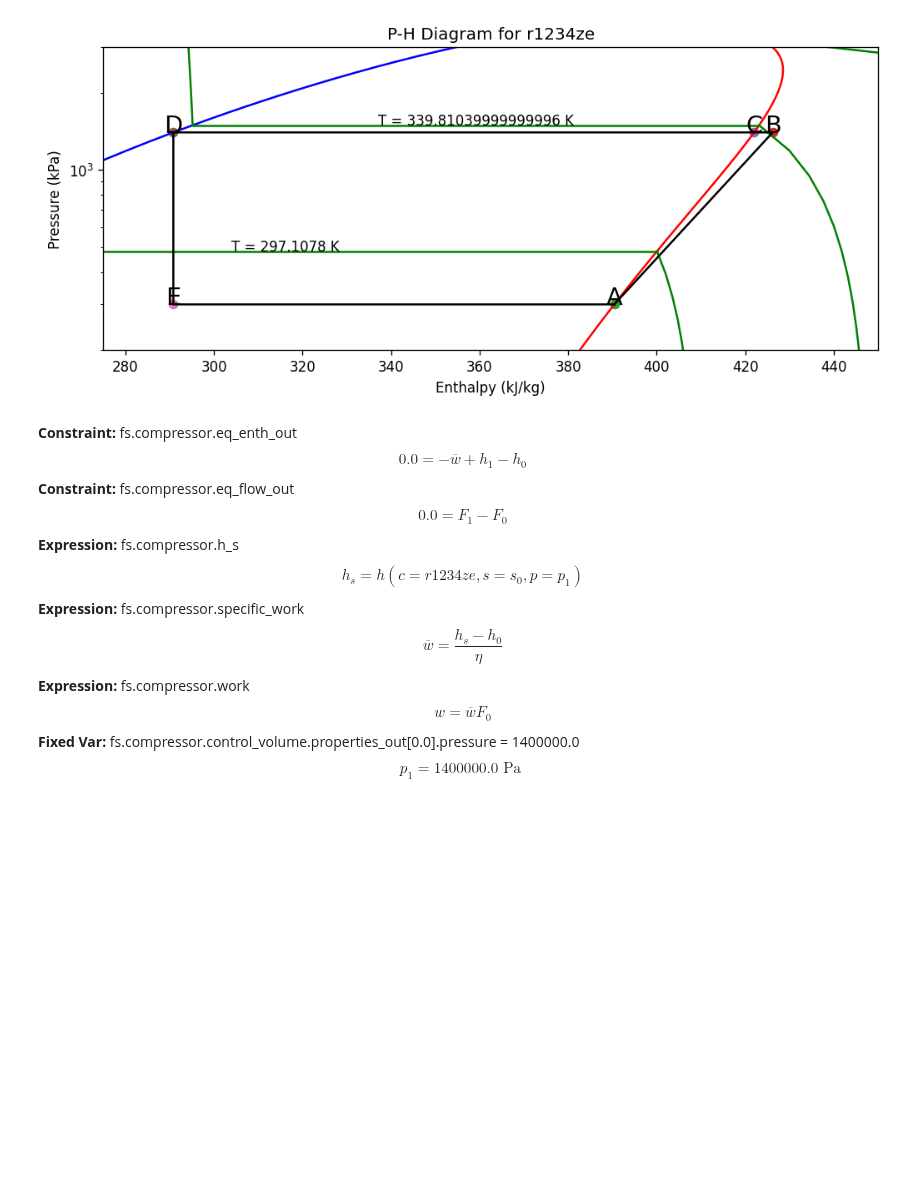
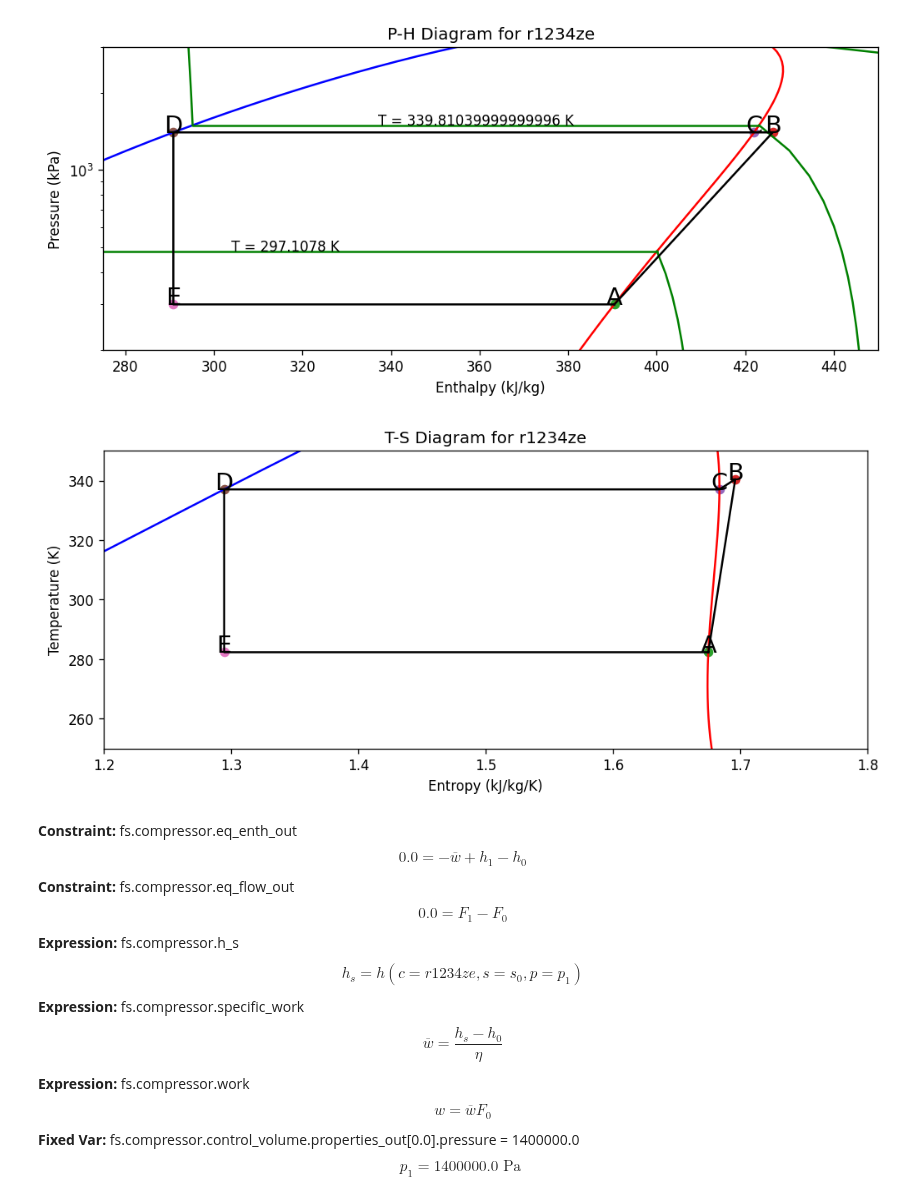
Before and after one commit to IDAES/idaes-ext, a Jupyter notebook: src/general_helmholtz/ref_nb.ipynb, the cells around one changed output. Cells and saved outputs as stored; diff of their text form; code cells hidden in the pictures; blank space fills up the shorter version.

Commit message:
Add ST diagram to notebook

```diff
--- a/src/general_helmholtz/ref_nb.ipynb
+++ b/src/general_helmholtz/ref_nb.ipynb
@@ -46,6 +46,18 @@ ph_plot = {
 m.fs.prop_ref.ph_diagram(points=ph_plot, ylim=(200, 3000), xlim=(275, 450), dpi=120, figsize=(10,4)).show()
 # %% [output]
 [figure]
+# %%
+st_plot = {
+    "A": (pyo.value(pA.entr_mol*m.fs.prop_ref.uc["J/mol/K to kJ/kg/K"]), pyo.value(pA.temperature)),
+    "B": (pyo.value(pB.entr_mol*m.fs.prop_ref.uc["J/mol/K to kJ/kg/K"]), pyo.value(pB.temperature)),
+    "C": (pyo.value(pB.entr_mol_sat_phase["Vap"]*m.fs.prop_ref.uc["J/mol/K to kJ/kg/K"]), pyo.value(pB.temperature_sat)),
+    "D": (pyo.value(pD.entr_mol*m.fs.prop_ref.uc["J/mol/K to kJ/kg/K"]), pyo.value(pD.temperature)),
+    "E": (pyo.value(pD.entr_mol*m.fs.prop_ref.uc["J/mol/K to kJ/kg/K"]), pyo.value(pE.temperature)),
+}
+
+m.fs.prop_ref.st_diagram(points=st_plot, ylim=(250, 350), xlim=(1.2, 1.8), dpi=120, figsize=(10,4)).show()
+# %% [output]
+[figure, added]
 # %%
 display(HTML("<script src='https://www.gstatic.com/external_hosted/"
              "mathjax/latest/MathJax.js?config=default'></script>"))
```
Also changed, not shown: 1 other file.
